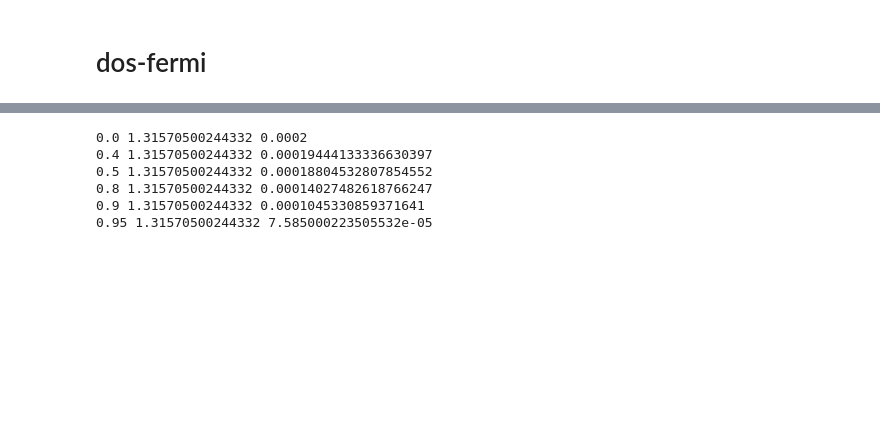
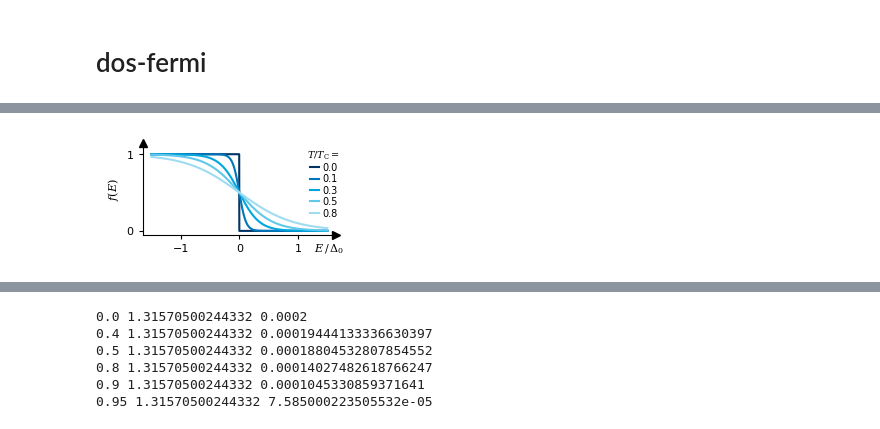
Before and after one commit to schmampf/dissertation, a Jupyter notebook: theory/micro/micro.ipynb, the cells around one changed output, grey strips where cells are left out. Drawn from its saved outputs; the diff is of its cells as text; code cells hidden in the pictures; blank space fills up the shorter version.

Commit message:
subfigures in micro

```diff
--- a/theory/micro/micro.ipynb
+++ b/theory/micro/micro.ipynb
@@ -248,0 +227,83 @@ fig.savefig("dos-fermi.pdf")
+# %%
+Delta_meV = 0.180
+E_meV = np.linspace(-1.5 * Delta_meV, 1.5 * Delta_meV, 1501)
+Ts_TC = np.array([0, 0.1, 0.3, 0.5, 0.8])
+T_C = Delta_meV / (1.764 * k_B_meV)
+
+fs = np.full((Ts_TC.shape[0], E_meV.shape[0]), np.nan)
+for i, T in enumerate(Ts_TC):
+    fs[i, :] = f_of_E(E_meV=E_meV, T_K=T * T_C)
+
+dfs = -np.gradient(fs, E_meV / Delta_meV, axis=1)
+dfs[0, :] = np.zeros_like(E_meV)
+dfs[0, 750] = 10
+
+Ts_temp, _ = np.meshgrid(Ts_TC, Ts_TC)
+T_map = cmap(clim=[0.1, 0.8], inverse=True)
+# %%
+fig, ax = plt.subplots(
+    1,
+    1,
+    figsize=(2.4, 1.2),
+)
+
+for i, T in enumerate(Ts_TC):
+    ax.plot(
+        E_meV / Delta_meV,
+        fs[i, :],
+        color=cmap(clim=(0.1, 0.8))(i / len(Ts_TC)),
+        zorder=i,
+        label=f"{T:1.1f}",
+    )
+
+ax.set_ylim(-0.05, 1.15)
+ax.set_yticks([0, 1])
+ax.set_xticks([-1, 0, 1])
+
+for spine in ["top", "right"]:
+    ax.spines[spine].set_visible(False)
+x_lim = ax.get_xlim()
+y_lim = ax.get_ylim()
+ax_trans = ax.get_xaxis_transform()
+ax.plot(x_lim[1], y_lim[0], ">", color="k", clip_on=False)
+ax.plot(x_lim[0], y_lim[1], "^", color="k", clip_on=False)
+ax.set_xlim(x_lim)
+ax.set_ylim(y_lim)
+ax.tick_params(
+    axis="both",
+    direction="out",
+    length=3,
+    labelsize=8,
+    color=color,
+    labelcolor=color,
+)
+
+ax.text(
+    x_lim[1] + np.abs(x_lim[1] - x_lim[0]) / 25,
+    (y_lim[0] - y_lim[1]) / 8,
+    "$E\\,/\\,\\Delta_0$",
+    ha="right",
+    va="top",
+    fontsize=8,
+)
+ax.set_ylabel("$f(E)$")
+
+ax.legend(
+    title=r"$T/T_\mathrm{C} = $",
+    handlelength=1.0,
+    loc="upper right",
+    frameon=False,
+    fontsize=7,
+    title_fontsize=7,
+    bbox_to_anchor=(1.05, 1.0),
+    # bbox_to_anchor=(1.0, 1.15),
+    borderpad=0.1,  # reduces padding inside the legend box
+    labelspacing=0.15,  # reduces vertical spacing between items
+    handletextpad=0.3,  # reduces spacing between line and label
+)
+
+fig.tight_layout(pad=0.1)
+fig.savefig("micro-fermi.pgf")
+fig.savefig("micro-fermi.pdf")
+# %% [output]
+[figure, added]
```
Also changed, not shown: parts of 15 cells of this notebook, 29 other files.
